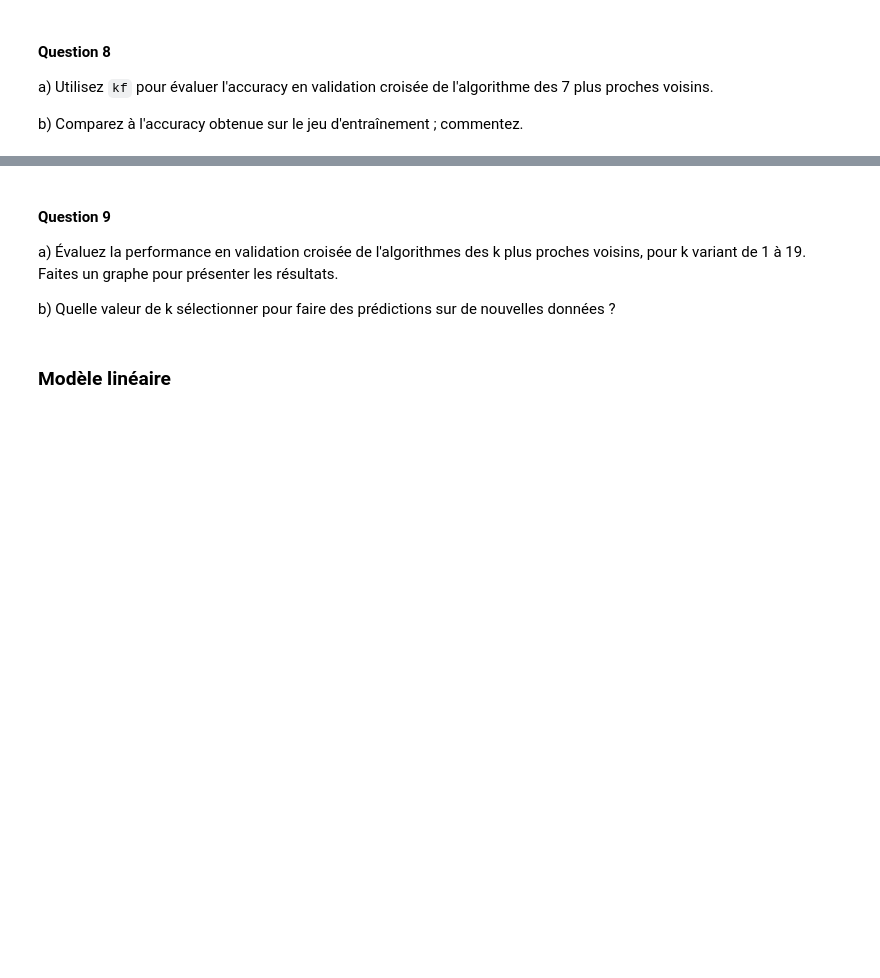
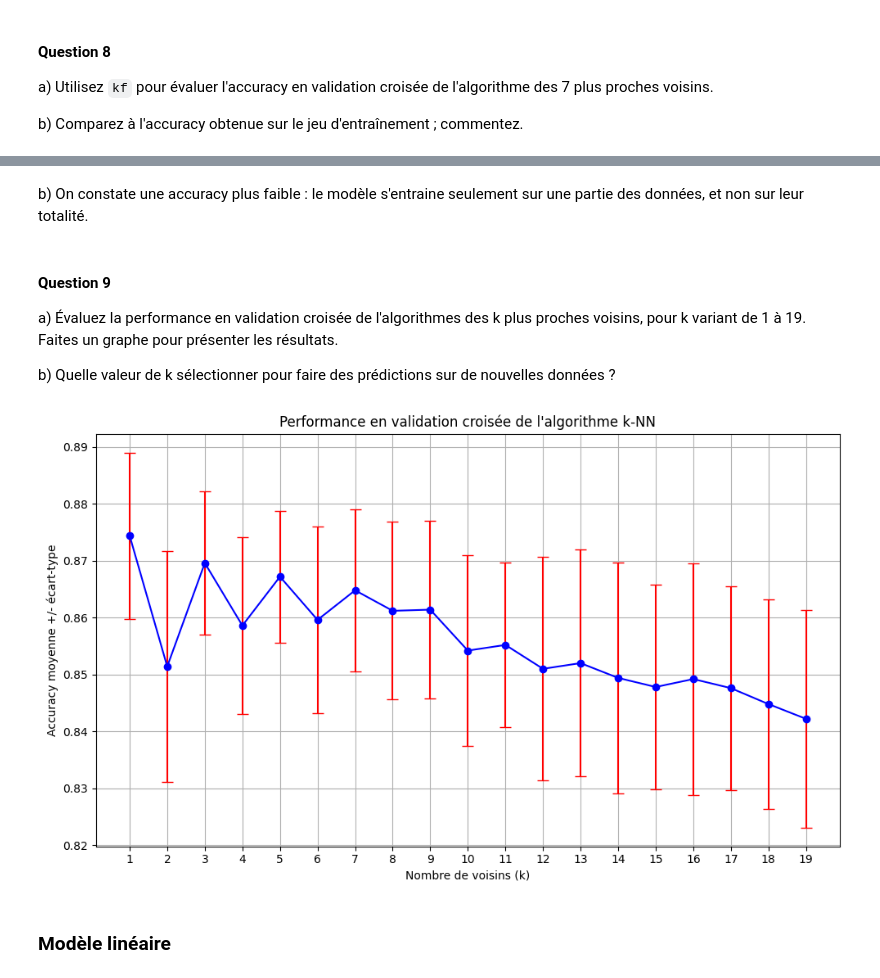
Before and after one commit to AugustinFrr/Projet-SDD-2024, a Jupyter notebook: Projet_SDD_2024.ipynb, the cells around one changed output, grey strips where cells are left out. Saved outputs shown, nothing was run; the diff lists cells and outputs as text; code cells hidden in the pictures; blank space fills up the shorter version.

```diff
--- a/Projet_SDD_2024.ipynb
+++ b/Projet_SDD_2024.ipynb
@@ -194,0 +232,16 @@ b) Proposez et implémentez un pré-traitement permettant de remédier à ce pro
+# %%
+from sklearn import neighbors, preprocessing
+
+
+scaler = preprocessing.MinMaxScaler()
+
+X_public_preprocessed = scaler.fit_transform(X_public)
+
+knn_model_preprocessed = neighbors.KNeighborsClassifier(n_neighbors=7)
+
+knn_model_preprocessed.fit(X_public_preprocessed, y_public)
+
+y_pred_train_preprocessed = knn_model_preprocessed.predict(X_public_preprocessed)
+
+accuracy_train_preprocessed = accuracy_score(y_public, y_pred_train_preprocessed)
+print("Accuracy du modèle k-NN après pré-traitement :", accuracy_train_preprocessed)
@@ -212,9 +290,57 @@ b) Comparez à l'accuracy obtenue sur le jeu d'entraînement ; commentez.
+# %% [markdown]
+b) On constate une accuracy plus faible : le modèle s'entraine seulement sur une partie des données, et non sur leur totalité.
 # %% [markdown]
 #### Question 9
 
 a) Évaluez la performance en validation croisée de l'algorithmes des k plus proches voisins, pour k variant de 1 à 19. Faites un graphe pour présenter les résultats.
 
 b) Quelle valeur de k sélectionner pour faire des prédictions sur de nouvelles données ?
+# %%
+cv_scores_mean = []
+cv_scores_std = []
+k_values = range(1, 20)
+
+for k in k_values:
+    knn_model = neighbors.KNeighborsClassifier(n_neighbors=k)
+    fold_scores = []
+
+    for train_index, val_index in kf.split(X_public_preprocessed):
+        X_train_fold, X_val_fold = X_public_preprocessed[train_index], X_public_preprocessed[val_index]
+        y_train_fold, y_val_fold = y_public[train_index], y_public[val_index]
+
+        # Entraînement du modèle sur le fold d'entraînement
+        knn_model.fit(X_train_fold, y_train_fold)
+
+        # Prédictions sur le fold de validation
+        y_pred_fold = knn_model.predict(X_val_fold)
+
+        # Calcul de l'accuracy pour ce fold
+        accuracy_fold = accuracy_score(y_val_fold, y_pred_fold)
+        fold_scores.append(accuracy_fold)
+
+    # Calcul de l'accuracy moyenne et écart-type sur les folds pour ce k
+    mean_score = np.mean(fold_scores)
+    std_score = np.std(fold_scores)
+
+    cv_scores_mean.append(mean_score)
+    cv_scores_std.append(std_score)
+
+# Conversion en numpy array pour manipulation plus facile
+cv_scores_mean = np.array(cv_scores_mean)
+cv_scores_std = np.array(cv_scores_std)
+
+# Affichage des résultats sous forme de graphe
+plt.figure(figsize=(10, 6))
+plt.errorbar(k_values, cv_scores_mean, yerr=cv_scores_std, fmt='-o', color='b', ecolor='r', capsize=5)
+plt.title('Performance en validation croisée de l\'algorithme k-NN')
+plt.xlabel('Nombre de voisins (k)')
+plt.ylabel('Accuracy moyenne +/- écart-type')
+plt.xticks(k_values)
+plt.grid(True)
+plt.tight_layout()
+plt.show()
+# %% [output]
+[figure, added]
 # %% [markdown]
 ### Modèle linéaire
 # %% [markdown]
```
Also changed, not shown: parts of 15 cells of this notebook.
